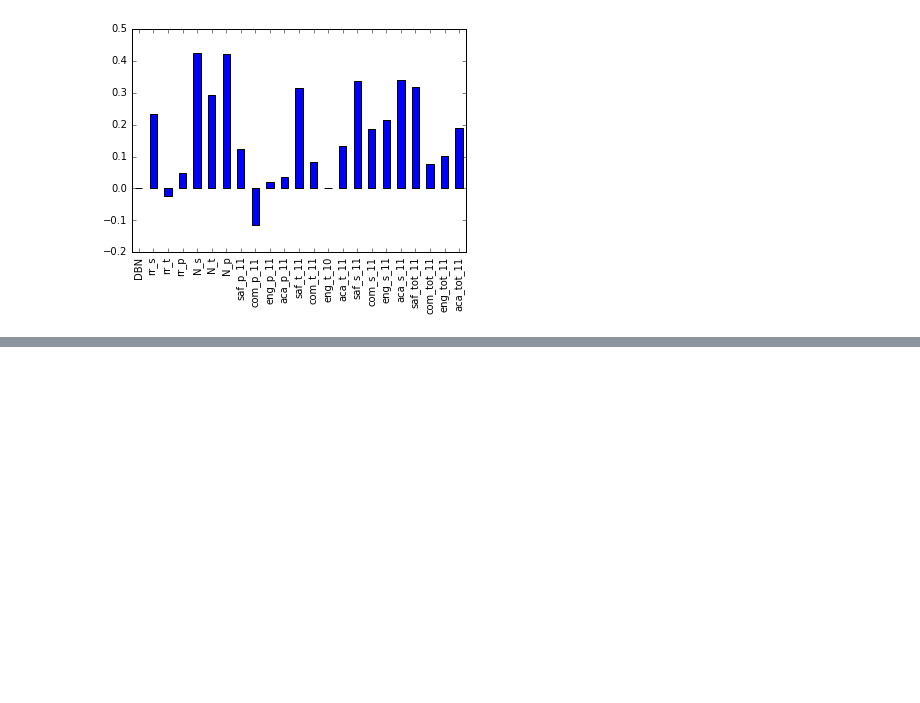
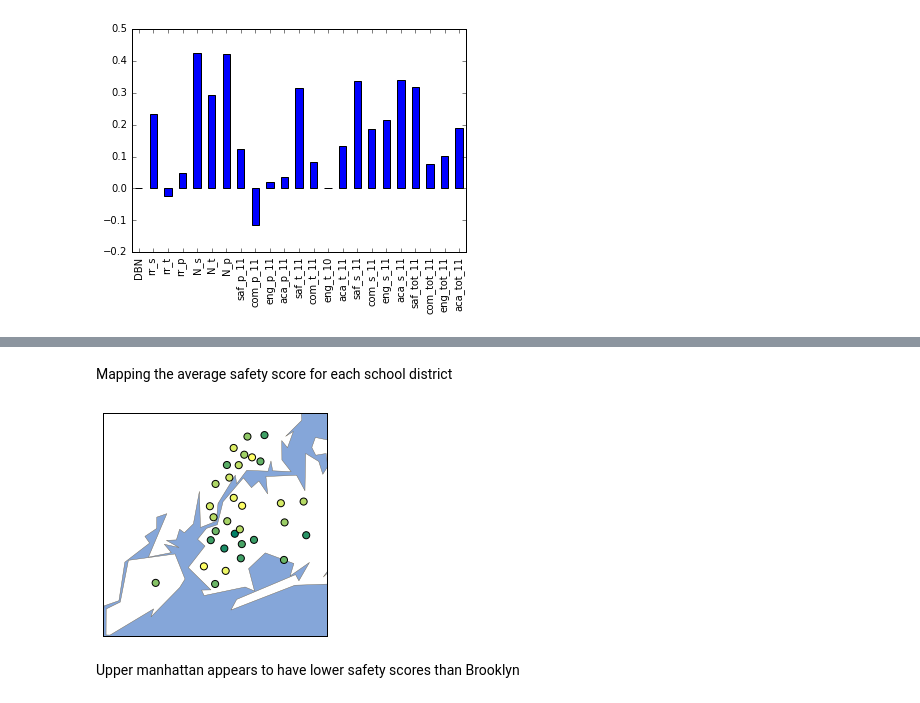
Before and after one commit to mtjdotcom/2017-Data-Challenges, a Jupyter notebook: notebooks/NYC_schools_dq_start.ipynb, the cells around one changed output, grey strips where cells are left out. Drawn from its saved outputs; the diff is of its cells as text; code cells hidden in the pictures; blank space fills up the shorter version.

```diff
--- a/notebooks/NYC_schools_dq_start.ipynb
+++ b/notebooks/NYC_schools_dq_start.ipynb
@@ -195,0 +222,31 @@ plt.show()
+# %%
+school_dist = combined.groupby("school_dist").agg(numpy.mean)
+school_dist.reset_index(inplace=True)
+# %% [markdown]
+Mapping the average safety score for each school district
+# %%
+m = Basemap(
+    projection='merc',
+    llcrnrlat=40.496044,
+    urcrnrlat=40.915256,
+    llcrnrlon=-74.255735,
+    urcrnrlon=-73.700272,
+    resolution='i'
+)
+
+m.drawmapboundary(fill_color='#85A6D9')
+m.drawcoastlines(color='#6D5F47', linewidth=.4)
+m.drawrivers(color='#6D5F47', linewidth=.4)
+m.fillcontinents(color='white',lake_color='#85A6D9')
+#here I'm using the mean of the lat and long to find the center of the district. That's why I need to change the values
+# of lat and long below
+
+longitudes = school_dist["lon"].tolist()
+latitudes = school_dist["lat"].tolist()
+
+m.scatter(longitudes, latitudes, s=50, zorder=2, latlon=True, c=school_dist["saf_s_11"], cmap="summer")
+plt.show()
+# %% [output]
+[figure, added]
+# %% [markdown]
+Upper manhattan appears to have lower safety scores than Brooklyn
```
Also changed, not shown: parts of 7 cells of this notebook.
